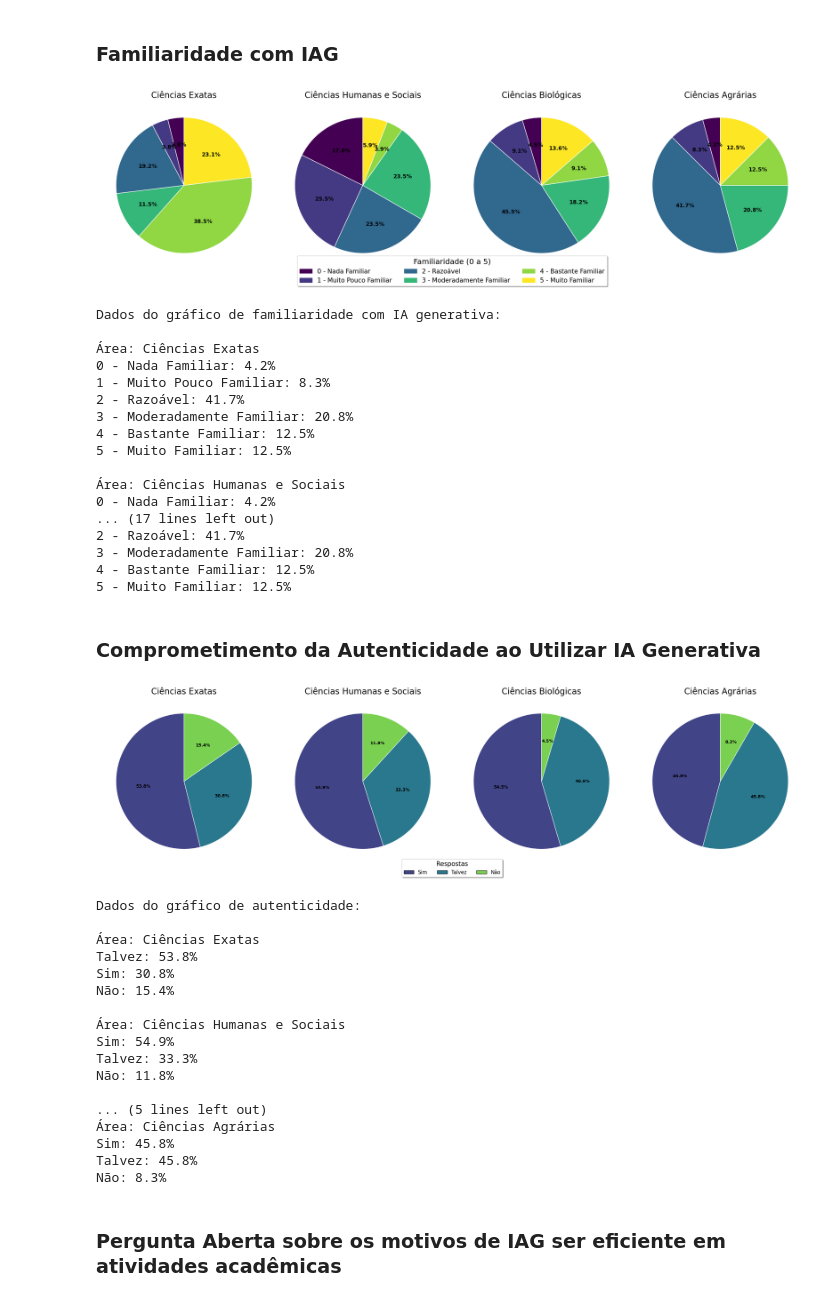
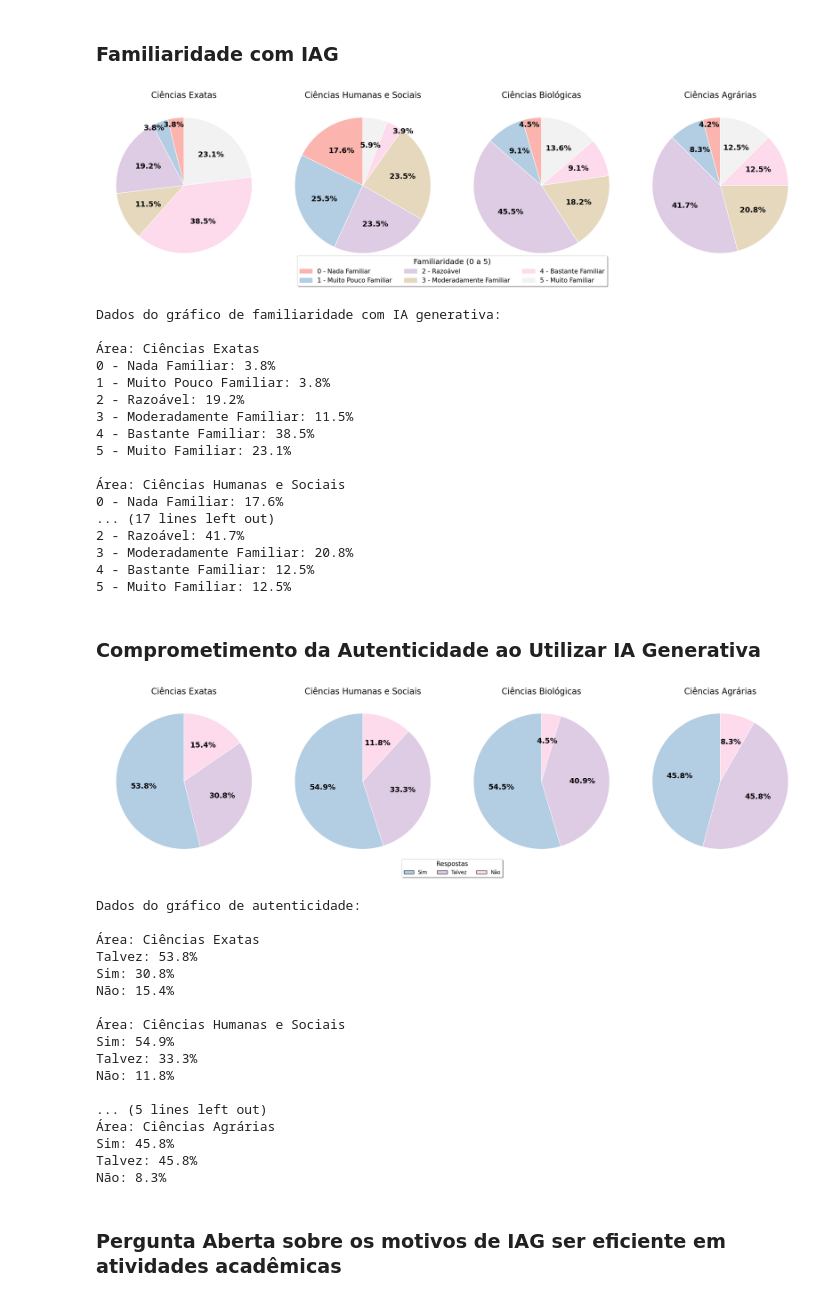
Before and after one commit to MariaLuiseB/Analise-TCC, a Jupyter notebook: areas_estudo_analises.ipynb, the cells around one changed output. Saved outputs shown, nothing was run; the diff lists cells and outputs as text; code cells hidden in the pictures.

```diff
--- a/areas_estudo_analises.ipynb
+++ b/areas_estudo_analises.ipynb
@@ -1150,7 +1181,7 @@ coluna_area = 'Área de Estudo Agrupada'
 areas_estudo = df[coluna_area].dropna().unique()
 
 # Criar uma paleta de cores global para todas as ferramentas, garantindo que cada ferramenta tenha a mesma cor
-global_colors_array = plt.cm.viridis(np.linspace(0, 1, len(ferramentas)))
+global_colors_array = plt.cm.Pastel1(np.linspace(0, 1, len(ferramentas)))
 global_colors = {ferramenta: color for ferramenta, color in zip(ferramentas, global_colors_array)}
 
 # Loop para cada área de estudo; para cada uma, gerar um gráfico de barras verticais
@@ -1364,9 +1395,9 @@ coluna_area = 'Área de Estudo Agrupada'
 
 # Define cores fixas para consistência entre gráficos
 cores = {
-    'positiva': plt.cm.viridis(0.1),
-    'negativa': plt.cm.viridis(0.8),
-    'neutra': plt.cm.viridis(0.5)
+    'positiva': plt.cm.Pastel1(0.1),
+    'negativa': plt.cm.Pastel1(0.8),
+    'neutra': plt.cm.Pastel1(0.5)
 }
 
 categorias = ['positiva', 'negativa', 'neutra']
@@ -1417,7 +1448,7 @@ for i, area in enumerate(areas):
     ax.set_title(f'{area}', fontsize=20)
 
     for autotext in autotexts:
-        autotext.set_fontsize(10)
+        autotext.set_fontsize(18)
         autotext.set_color('black')
         autotext.set_fontweight('bold')
 
@@ -1442,6 +1473,10 @@ plt.show()
 # %% [markdown]
 ### Familiaridade com IAG
 # %%
+import matplotlib.pyplot as plt
+import numpy as np
+from matplotlib.patches import Patch
+
 # Pergunta sobre familiaridade
 pergunta_familiaridade = "Quão familiar você se considera com as capacidades da IA generativa? (0 para pouco e 5 para muito)"
 coluna_area = 'Área de Estudo Agrupada'
@@ -1451,7 +1486,7 @@ nomenclaturas = ['0 - Nada Familiar', '1 - Muito Pouco Familiar', '2 - Razoável
                  '3 - Moderadamente Familiar', '4 - Bastante Familiar', '5 - Muito Familiar']
 
 # Cores com colormap viridis
-cmap = plt.get_cmap('viridis', 7)
+cmap = plt.get_cmap('Pastel1', 7)
 cores = cmap(np.linspace(0, 1, 6))
 
 # Áreas únicas
@@ -1470,12 +1505,26 @@ for i, area in enumerate(areas):
 
     # Contagem de respostas de 0 a 5, normalizada
     contagem_respostas = df_area[pergunta_familiaridade].value_counts(normalize=True).sort_index() * 100
-    respostas = [contagem_respostas.get(i, 0) for i in range(6)]
+    respostas = [contagem_respostas.get(k, 0) for k in range(6)]
 
     # Gráfico de pizza
     wedges, texts, autotexts = ax.pie(respostas, labels=None, colors=cores, autopct='%1.1f%%',
                                       startangle=90, wedgeprops={'edgecolor': 'white', 'linewidth': 1.2},
-                                      textprops=dict(color="black", fontweight='bold', fontsize=13))
+                                      textprops=dict(color="black", fontweight='bold', fontsize=18))
+
+    for j, autotext in enumerate(autotexts):
+        val = respostas[j]
+        if val == 0:
+            autotext.set_text('')  # Oculta o texto se for 0% para não poluir
+        elif val < 5.0:
+            # Calcula o ângulo no meio da fatia (em graus)
+            ang = (wedges[j].theta2 - wedges[j].theta1) / 2. + wedges[j].theta1
+            # Converte para radianos
+            ang_rad = np.deg2rad(ang)
+            # Define uma nova posição usando o raio maior (1.25) para colocar fora da pizza
+            x = np.cos(ang_rad) * 1.25
+            y = np.sin(ang_rad) * 0.90
+            autotext.set_position((x, y))
 
     ax.set_title(f'{area}', fontsize=20)  # Sem negrito
 
@@ -1487,28 +1536,29 @@ fig.legend(handles=legend_elements, title='Familiaridade (0 a 5)', loc='lower ce
 plt.tight_layout()
 plt.show()
 
-# imprimir os dados do gráfico
 print("\nDados do gráfico de familiaridade com IA generativa:")
 for area in areas:
     df_area = df[df[coluna_area] == area]
     contagem_respostas = df_area[pergunta_familiaridade].value_counts(normalize=True).sort_index() * 100
+    respostas_area = [contagem_respostas.get(k, 0) for k in range(6)]
+
     print(f"\nÁrea: {area}")
-    for i, resposta in enumerate(respostas):
-        print(f"{nomenclaturas[i]}: {resposta:.1f}%")
+    for k in range(6):
+        print(f"{nomenclaturas[k]}: {respostas_area[k]:.1f}%")
 # %% [output]
-[figure, old version]
+[figure, new version]
 Dados do gráfico de familiaridade com IA generativa:
 
 Área: Ciências Exatas
-0 - Nada Familiar: 4.2%
-1 - Muito Pouco Familiar: 8.3%
-2 - Razoável: 41.7%
-3 - Moderadamente Familiar: 20.8%
-4 - Bastante Familiar: 12.5%
-5 - Muito Familiar: 12.5%
+0 - Nada Familiar: 3.8%
+1 - Muito Pouco Familiar: 3.8%
+2 - Razoável: 19.2%
+3 - Moderadamente Familiar: 11.5%
+4 - Bastante Familiar: 38.5%
+5 - Muito Familiar: 23.1%
 
 Área: Ciências Humanas e Sociais
-0 - Nada Familiar: 4.2%
+0 - Nada Familiar: 17.6%
 ... (17 lines left out)
 2 - Razoável: 41.7%
 3 - Moderadamente Familiar: 20.8%
@@ -1522,7 +1572,7 @@ coluna_autenticidade = 'Você acredita que o uso da IA generativa pode compromet
 coluna_area = 'Área de Estudo Agrupada'
 
 # Paleta de cores
-cores = plt.cm.viridis([0.2, 0.4, 0.8])  # Ajustável conforme o número de categorias
+cores = plt.cm.Pastel1([0.2, 0.4, 0.8])  # Ajustável conforme o número de categorias
 
 # Áreas únicas
 areas = df[coluna_area].dropna().unique()
@@ -1539,35 +1589,35 @@ for i, area in enumerate(areas):
     df_area = df[df[coluna_area] == area]
 
     # Contagem das respostas
     contagem_respostas = df_area[coluna_autenticidade].value_counts()
     labels = contagem_respostas.index.tolist()
     sizes = contagem_respostas.values.tolist()
 
     # Gráfico de pizza
     wedges, texts, autotexts = ax.pie(sizes, labels=None, colors=cores[:len(sizes)], autopct='%1.1f%%',
                                       wedgeprops=dict(edgecolor='white'), startangle=90,
-                                      textprops=dict(color='black', fontweight='bold'))
+                                      textprops=dict(color='black', fontweight='bold', fontsize=18))
 
     ax.set_title(f'{area}', fontsize=20)  # Sem negrito
 
 # Legenda única
 legend_elements = [Patch(facecolor=cores[i], edgecolor='black', label=labels[i]) for i in range(len(labels))]
 fig.legend(handles=legend_elements, title="Respostas", loc="lower center",
            bbox_to_anchor=(0.5, -0.05), ncol=3, fancybox=True, shadow=True, fontsize=12, title_fontsize=15)
 
 plt.tight_layout()
 plt.show()
 
 # imprimir os dados do gráfico
 print("\nDados do gráfico de autenticidade:")
 for area in areas:
     df_area = df[df[coluna_area] == area]
     contagem_respostas = df_area[coluna_autenticidade].value_counts(normalize=True) * 100
     print(f"\nÁrea: {area}")
     for resposta, porcentagem in contagem_respostas.items():
         print(f"{resposta}: {porcentagem:.1f}%")
 # %% [output]
-[figure, old version]
+[figure, new version]
 Dados do gráfico de autenticidade:
 
 Área: Ciências Exatas
```
Also changed, not shown: parts of 18 cells of this notebook, 29 other files.
